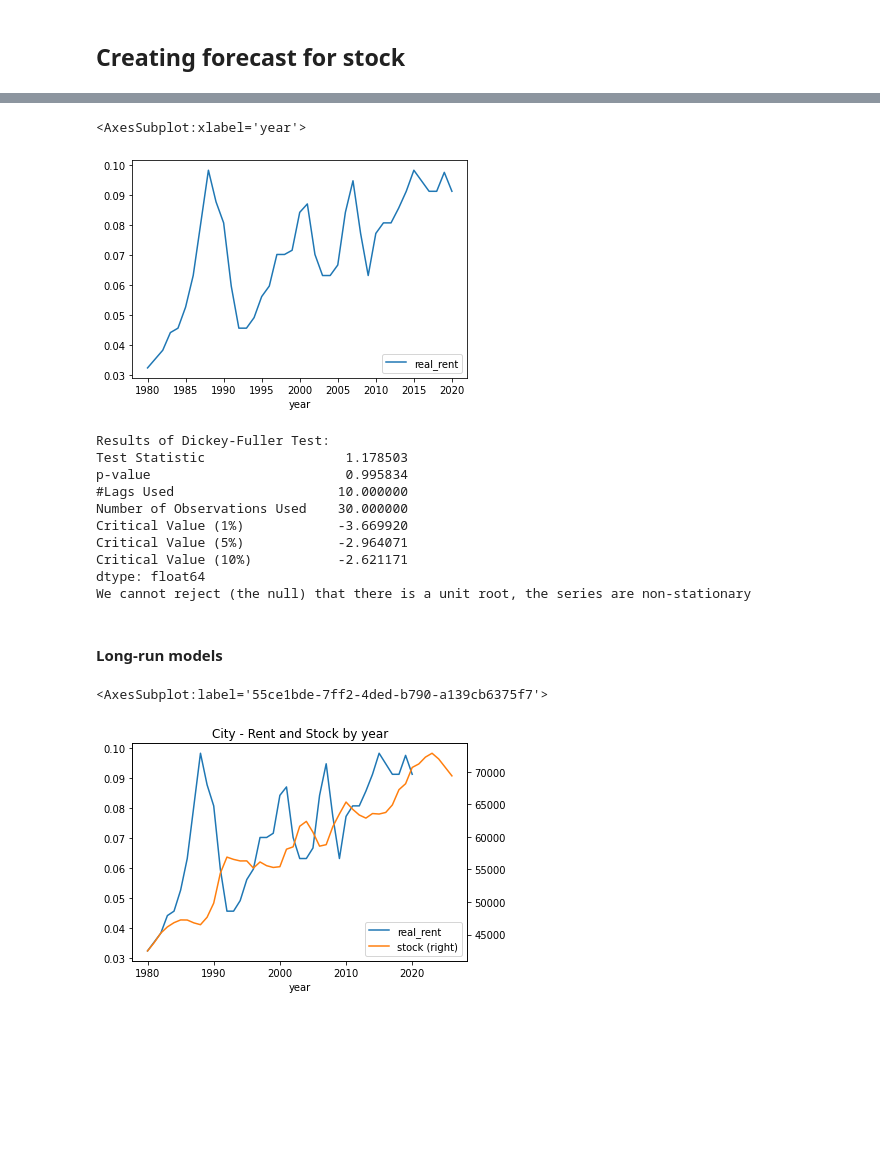
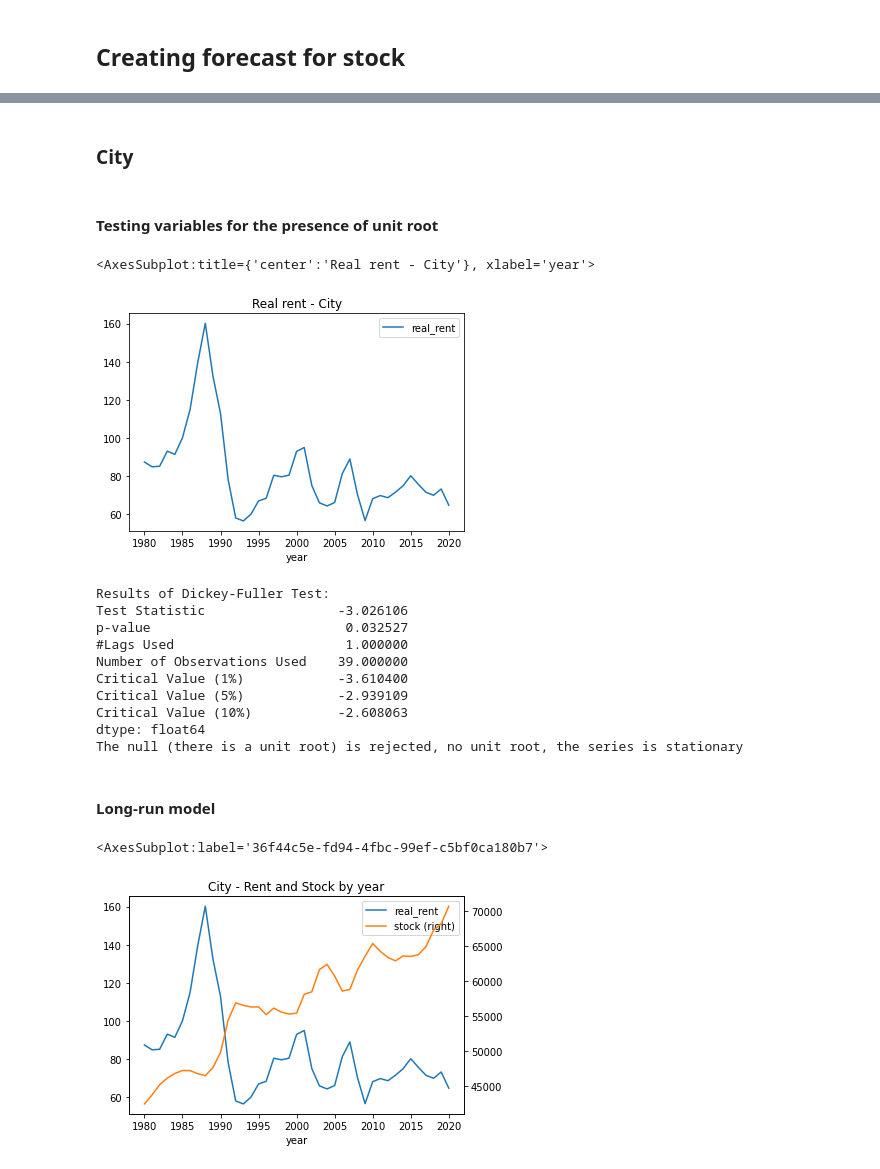
Before and after one commit to maiiasleptcova/KF-Python-projects, a Jupyter notebook: CL_office_rent_forecast.ipynb, the cells around one changed output, grey strips where cells are left out. Drawn from its saved outputs; the diff is of its cells as text; code cells hidden in the pictures; blank space fills up the shorter version.

Commit message:
restructured the Estimation part, completed creating forecast for City

```diff
--- a/CL_office_rent_forecast.ipynb
+++ b/CL_office_rent_forecast.ipynb
@@ -399,6 +385,9 @@ Stock2 - PMA stock, with forecast values created using similar CoStar submarket
 # %%
-#get the row of year 2021
+# I want the real rents to be 2021 values, so I will first re-base the GDP deflator to 2021
 print(final[final['year']==2021].index.values)
-final.iloc[41,4]
+final.iloc[41,6]
+
+# rebase
+final['GDP deflator'] = final['GDP deflator']/final.iloc[41,6]*100
 # %% [output]
 [41 88]
@@ -406,4 +395,4 @@ final.iloc[41,4]
 # %%
-# Deflate the nominal rent - to create real rent
-final['real_rent'] = final['prime_rent'] /final.iloc[41,4]*100
+# Deflate the nominal rent
+final['real_rent'] = (final['prime_rent']/final['GDP deflator']*100).astype(float)
 # %%
@@ -419,4 +412,6 @@ final = pd.concat([final, logged_vars], axis=1)
 # %%
 # split into City and West End
 city = final[final['Submarket']=='City']
+city = city.loc[:,~city.columns.str.contains('westmin', case=False)]  # remove _westmin columns from a City dataset
+
 westend = final[final['Submarket']=='West End']
@@ -426,0 +422,8 @@ westend = final[final['Submarket']=='West End']
+# %%
+# forecast
+city_forecast = city[city['year']>2020]
+westend_forecast = westend[westend['year']>2020]
+
+# historical
+city_history = city[city['year']<=2020]
+westend_history = westend[westend['year']<=2020]
@@ -429,9 +448,13 @@ from statsmodels.tsa import stattools
 import statsmodels.api as sm
 import statsmodels.formula.api as smf
 from statsmodels.tsa.stattools import adfuller
+# %% [markdown]
+### City
+# %% [markdown]
+#### Testing variables for the presence of unit root
 # %%
 # Plot the series to understand how to best specify the ADF test (time trend or no time trend)
-city.plot(x='year', y='real_rent')
+city_history.plot(x='year', y='real_rent', title = 'Real rent - City')
 # %% [output]
-<AxesSubplot:xlabel='year'>
+<AxesSubplot:title={'center':'Real rent - City'}, xlabel='year'>
-[figure, old version]
+[figure, new version]
@@ -453,29 +478,28 @@ def adf_test(timeseries):
 # %%
 # apply adf test function to the series of choice. The null is that there IS a unit root
 # 0:41 is to specify hist values
-
-adf_test(city['real_rent'].iloc[0:41].values)
+adf_test(city_history['real_rent'])
 # %% [output]
 Results of Dickey-Fuller Test:
-Test Statistic                  1.178503
-p-value                         0.995834
-#Lags Used                     10.000000
-Number of Observations Used    30.000000
-Critical Value (1%)            -3.669920
-Critical Value (5%)            -2.964071
-Critical Value (10%)           -2.621171
+Test Statistic                 -3.026106
+p-value                         0.032527
+#Lags Used                      1.000000
+Number of Observations Used    39.000000
+Critical Value (1%)            -3.610400
+Critical Value (5%)            -2.939109
+Critical Value (10%)           -2.608063
 dtype: float64
-We cannot reject (the null) that there is a unit root, the series are non-stationary
+The null (there is a unit root) is rejected, no unit root, the series is stationary
 # %% [markdown]
-#### Long-run models
+#### Long-run model
 # %%
 # Plot double axis plots to see the relationship between vars
 # this one is for City
 
-rent_plot = city.plot(x='year', y='real_rent')
-city.plot(x='year', y='stock',secondary_y=True, ax=rent_plot, title = 'City - Rent and Stock by year')
+rent_plot = city_history.plot(x='year', y='real_rent')
+city_history.plot(x='year', y='stock',secondary_y=True, ax=rent_plot, title = 'City - Rent and Stock by year')
 # %% [output]
-<AxesSubplot:label='55ce1bde-7ff2-4ded-b790-a139cb6375f7'>
+<AxesSubplot:label='36f44c5e-fd94-4fbc-99ef-c5bf0ca180b7'>
-[figure, old version]
+[figure, new version]
 # %%
 # Long run City
```
Also changed, not shown: parts of 38 cells of this notebook.
